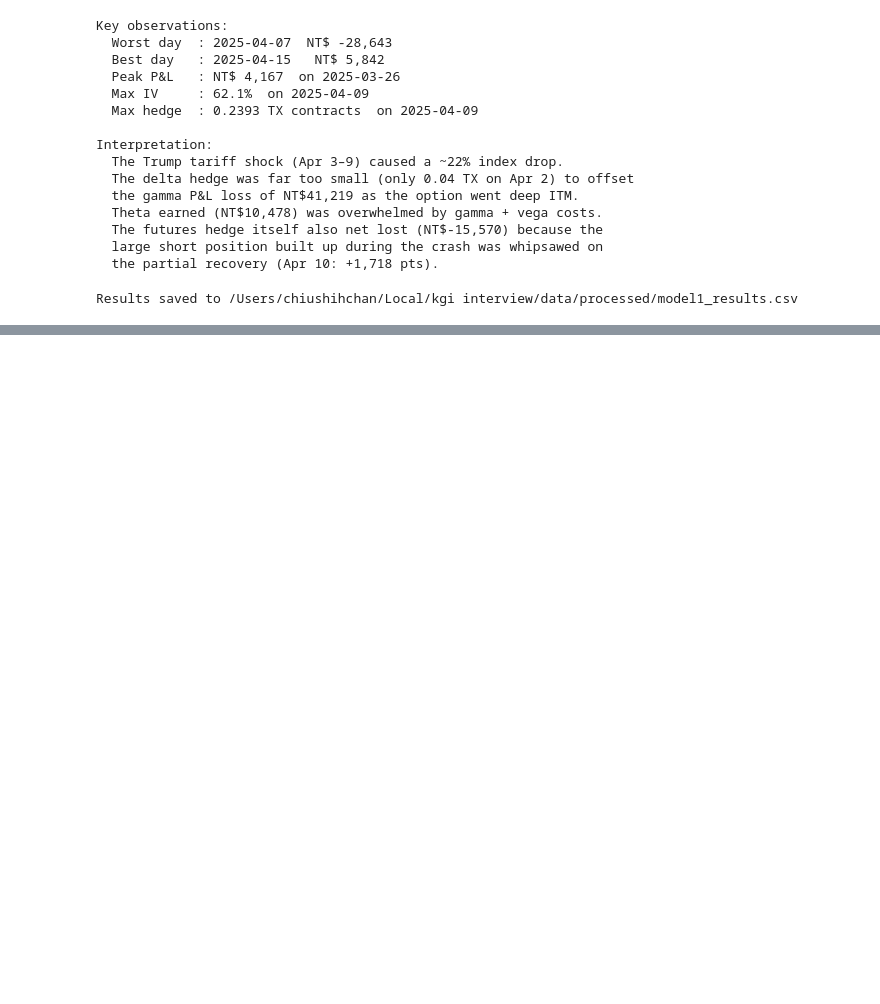
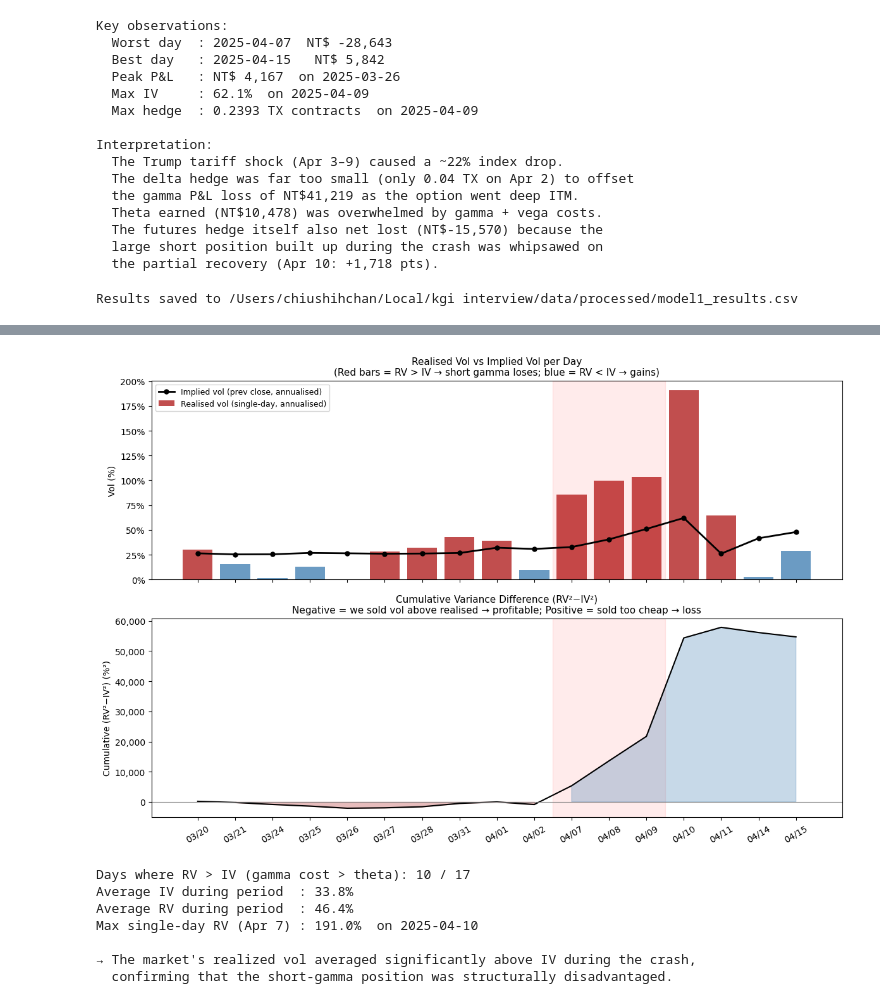
Before and after one commit to MaxChiu1122/Delta_Hedging_Strategy, a Jupyter notebook: notebooks/model1_backtest.ipynb, the cells around one changed output, grey strips where cells are left out. Saved outputs shown, nothing was run; the diff lists cells and outputs as text; code cells hidden in the pictures; blank space fills up the shorter version.

```diff
--- a/notebooks/model1_backtest.ipynb
+++ b/notebooks/model1_backtest.ipynb
@@ -709,0 +860,71 @@ Results saved to /Users/chiushihchan/Local/kgi interview/data/processed/model1_r
+# %%
+# Single-day annualised RV for each intermediate day
+analysis["rv_annualised"] = (analysis["actual_move"] / analysis["F_prev"]) / np.sqrt(
+    pd.Series([(dates[i] - dates[i-1]).days / 365.0 for i in range(1, len(dates)-1)],
+              index=analysis.index)
+) * 100   # in %
+
+fig, axes = plt.subplots(2, 1, figsize=(12, 8), sharex=True)
+
+# ── Panel 1: RV vs IV ─────────────────────────────────────────────────────────
+ax = axes[0]
+x = np.arange(len(analysis))
+ax.bar(x, analysis["rv_annualised"],
+       color=["firebrick" if rv > iv else "steelblue"
+              for rv, iv in zip(analysis["rv_annualised"], analysis["iv_prev_pct"])],
+       label="Realised vol (single-day, annualised)", alpha=0.8)
+ax.plot(x, analysis["iv_prev_pct"], color="black", linewidth=2,
+        marker="o", ms=5, label="Implied vol (prev close, annualised)")
+ax.set_xticks(x)
+ax.set_xticklabels([d.strftime("%m/%d") for d in analysis.index], rotation=30)
+ax.set_ylabel("Vol (%)")
+ax.set_title("Realised Vol vs Implied Vol per Day\n"
+             "(Red bars = RV > IV → short gamma loses; blue = RV < IV → gains)", fontsize=11)
+ax.legend(fontsize=9)
+ax.yaxis.set_major_formatter(mticker.FuncFormatter(lambda v, _: f"{v:.0f}%"))
+
+# Shade crash window
+for ax_ in axes:
+    idx_7  = list(analysis.index).index(pd.Timestamp("2025-04-07"))
+    idx_9  = list(analysis.index).index(pd.Timestamp("2025-04-09"))
+    ax_.axvspan(idx_7 - 0.5, idx_9 + 0.5, alpha=0.08, color="red")
+
+# ── Panel 2: Cumulative (RV² - IV²) — the vol-selling PnL driver ─────────────
+ax2 = axes[1]
+rv2_minus_iv2 = (analysis["rv_annualised"]**2 - analysis["iv_prev_pct"]**2).cumsum()
+ax2.fill_between(x, rv2_minus_iv2, 0,
+                 where=rv2_minus_iv2 >= 0, alpha=0.3, color="steelblue")
+ax2.fill_between(x, rv2_minus_iv2, 0,
+                 where=rv2_minus_iv2 < 0,  alpha=0.3, color="firebrick")
+ax2.plot(x, rv2_minus_iv2, color="black", linewidth=1.5)
+ax2.axhline(0, color="grey", linewidth=0.8)
+ax2.set_xticks(x)
+ax2.set_xticklabels([d.strftime("%m/%d") for d in analysis.index], rotation=30)
+ax2.set_ylabel("Cumulative (RV²−IV²) (%²)")
+ax2.set_title("Cumulative Variance Difference (RV²−IV²)\n"
+              "Negative = we sold vol above realised → profitable; Positive = sold too cheap → loss", fontsize=11)
+ax2.yaxis.set_major_formatter(mticker.FuncFormatter(lambda v, _: f"{v:,.0f}"))
+
+plt.tight_layout()
+plt.savefig(ROOT / "notebooks" / "fig_rv_vs_iv.png", dpi=150, bbox_inches="tight")
+plt.show()
+
+# Summary stats
+days_rv_gt_iv = (analysis["rv_annualised"] > analysis["iv_prev_pct"]).sum()
+print(f"Days where RV > IV (gamma cost > theta): {days_rv_gt_iv} / {len(analysis)}")
+print(f"Average IV during period  : {analysis['iv_prev_pct'].mean():.1f}%")
+print(f"Average RV during period  : {analysis['rv_annualised'].mean():.1f}%")
+print(f"Max single-day RV (Apr 7) : {analysis['rv_annualised'].max():.1f}%  "
+      f"on {analysis['rv_annualised'].idxmax().strftime('%Y-%m-%d')}")
+print()
+print("→ The market's realized vol averaged significantly above IV during the crash,")
+print("  confirming that the short-gamma position was structurally disadvantaged.")
+# %% [output]
+[figure, added]
+Days where RV > IV (gamma cost > theta): 10 / 17
+Average IV during period  : 33.8%
+Average RV during period  : 46.4%
+Max single-day RV (Apr 7) : 191.0%  on 2025-04-10
+
+→ The market's realized vol averaged significantly above IV during the crash,
+  confirming that the short-gamma position was structurally disadvantaged.
```
Also changed, not shown: parts of 11 cells of this notebook, 10 other files.
